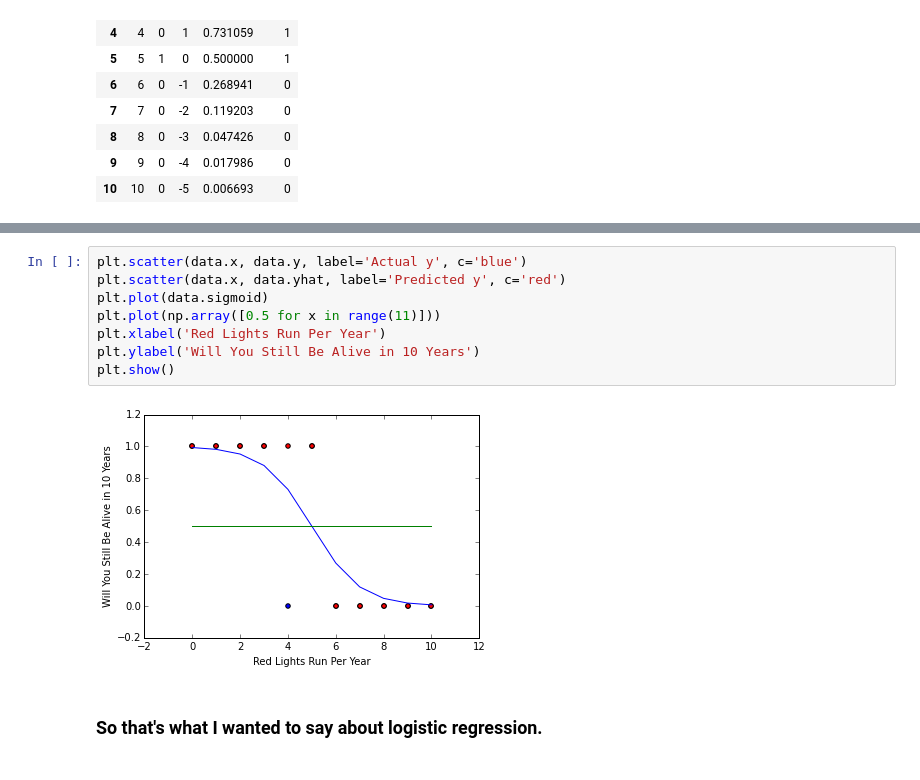
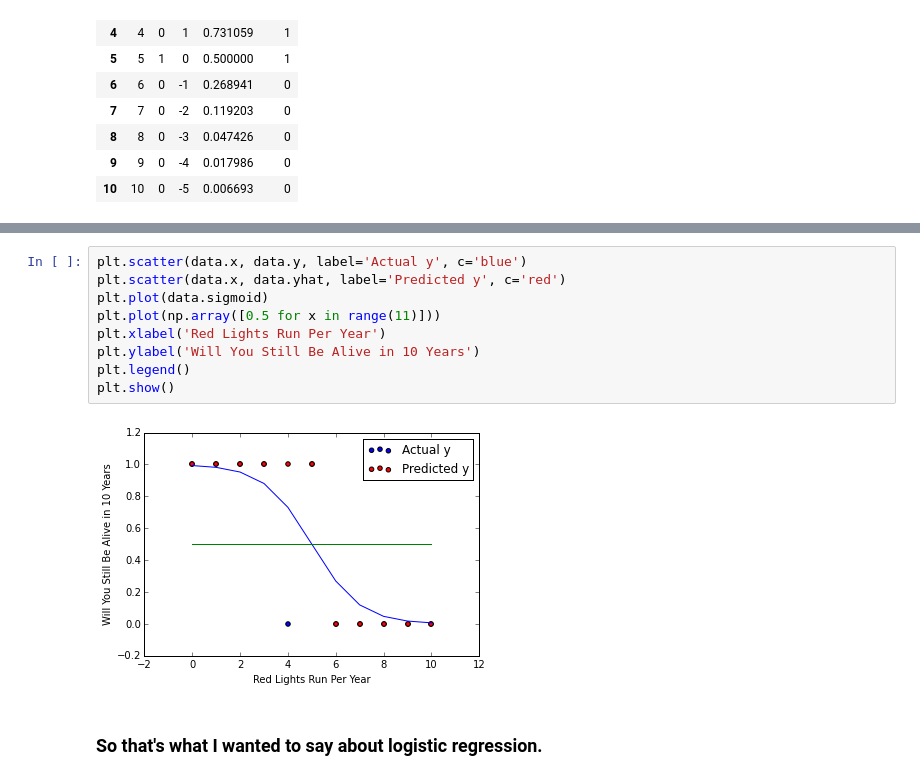
Before and after one commit to kierancondon/Sandbox, a Jupyter notebook: Logistic Regression.ipynb, the cells around one changed output, grey strips where cells are left out. Cells and saved outputs as stored; diff of their text form.

```diff
--- a/Logistic Regression.ipynb
+++ b/Logistic Regression.ipynb
@@ -90,12 +94,13 @@ Based on this data it appears that if you jump less than 4 red lights you're qui
 # %%
 plt.scatter(data.x, data.y, label='Actual y', c='blue')
 plt.scatter(data.x, data.yhat, label='Predicted y', c='red')
 plt.plot(data.sigmoid)
 plt.plot(np.array([0.5 for x in range(11)]))
 plt.xlabel('Red Lights Run Per Year')
 plt.ylabel('Will You Still Be Alive in 10 Years')
+plt.legend()
 plt.show()
 # %% [output]
-[figure, old version]
+[figure, new version]
 # %% [markdown]
 ### So that's what I wanted to say about logistic regression.
```
Also changed, not shown: parts of 3 cells of this notebook, 1 other file.
